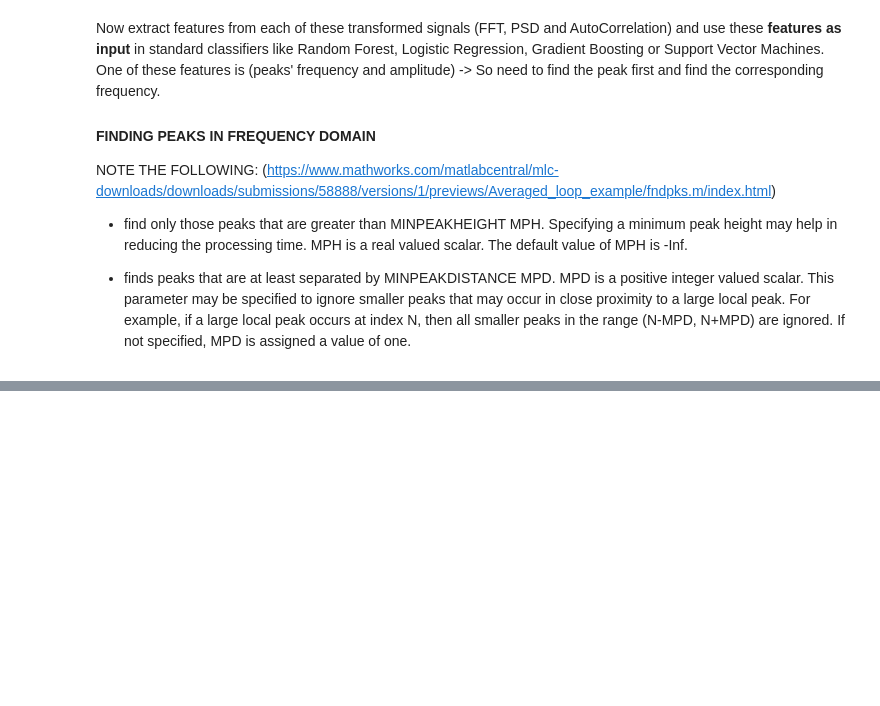
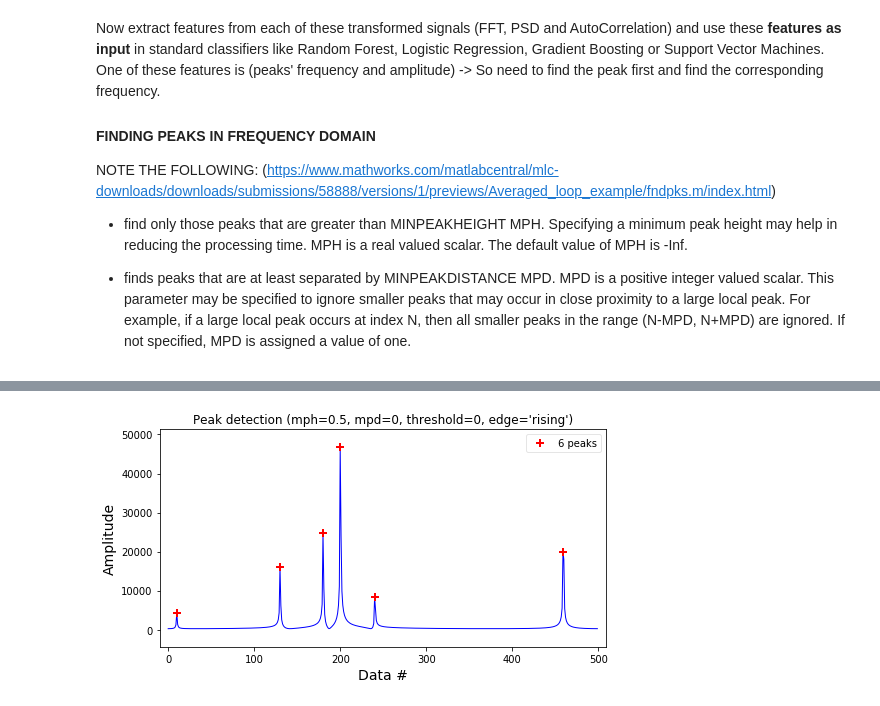
Before and after one commit to redgene/EMG_SignalAnalysis, a Jupyter notebook: EMG_SignalAnalysis_Python.ipynb, the cells around one changed output, grey strips where cells are left out. Cells and saved outputs as stored; diff of their text form; code cells hidden in the pictures; blank space fills up the shorter version.

```diff
--- a/EMG_SignalAnalysis_Python.ipynb
+++ b/EMG_SignalAnalysis_Python.ipynb
@@ -360,2 +360,7 @@ ind = detect_peaks(x, mph=0.5, mpd=0, show=True)
 # %%
 ## Finding Peaks in the FFT (calculated above) as one of the features
+# %%
+
+i2 = detect_peaks(fft_values_ac, mph=0.5, mpd=0, show=True)
+# %% [output]
+[figure, added]
```
Also changed, not shown: parts of 9 cells of this notebook, 36 other files.
